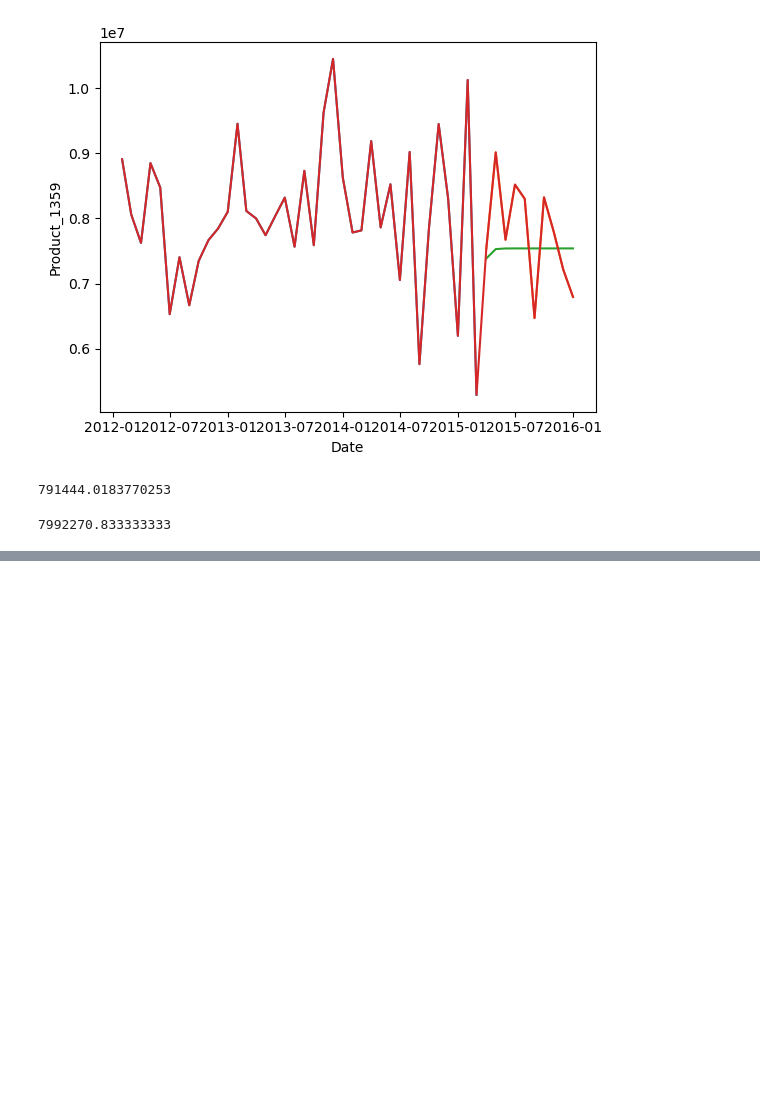
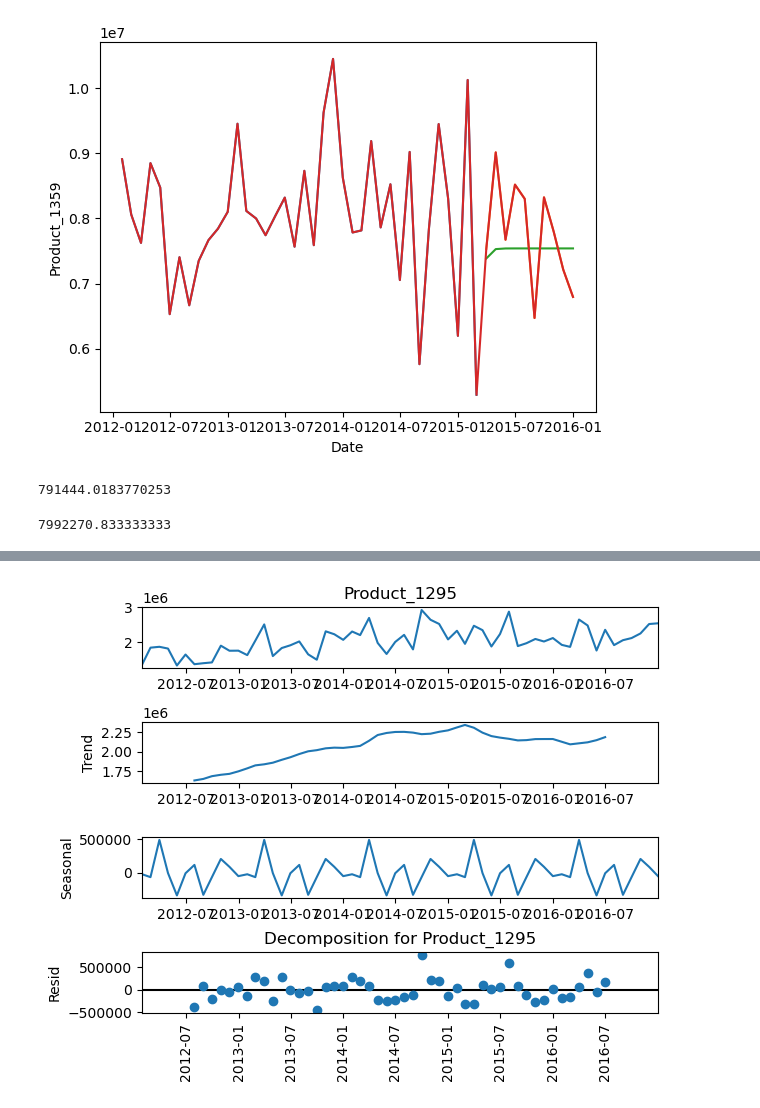
Before and after one commit to GaryManv/Final_project_GM, a Jupyter notebook: Final_project_Demand_Forecasting_GM.ipynb, the cells around one changed output, grey strips where cells are left out. Cells and saved outputs as stored; diff of their text form; code cells hidden in the pictures; blank space fills up the shorter version.

```diff
--- a/Final_project_Demand_Forecasting_GM.ipynb
+++ b/Final_project_Demand_Forecasting_GM.ipynb
@@ -596,0 +721,12 @@ RMSE is close to the mean of 'Product_1359,' it indicates that ARIMA model's pre
+# %%
+# Perform seasonal decomposition on the 'Product_1295'
+decomposition = sm.tsa.seasonal_decompose(df_experiment_monthly2['Product_1295'], model='additive')
+
+# Create a figure and plot the decomposition results
+fig=decomposition.plot()
+
+plt.title('Decomposition for Product_1295')
+plt.xticks(rotation=90)
+plt.show()
+# %% [output]
+[figure, added]
```
Also changed, not shown: parts of 48 cells of this notebook.
